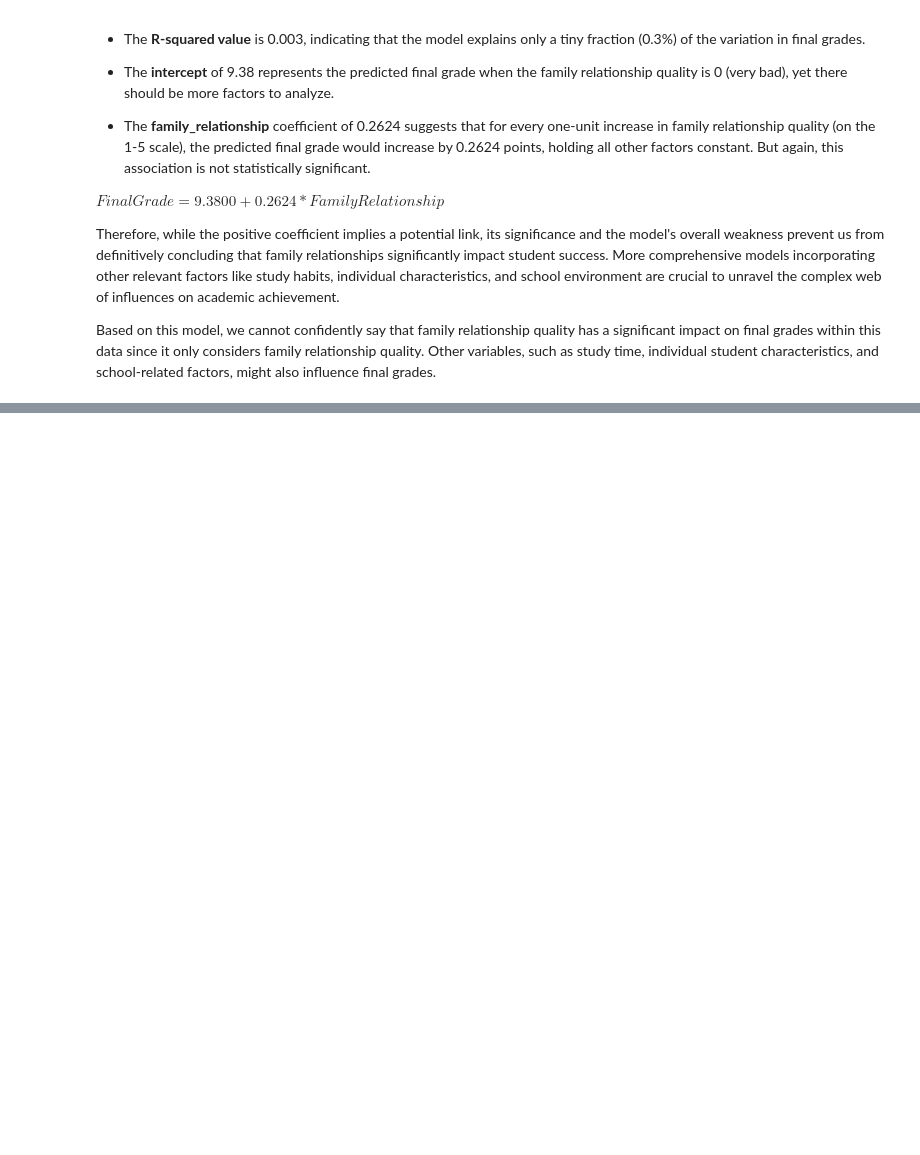
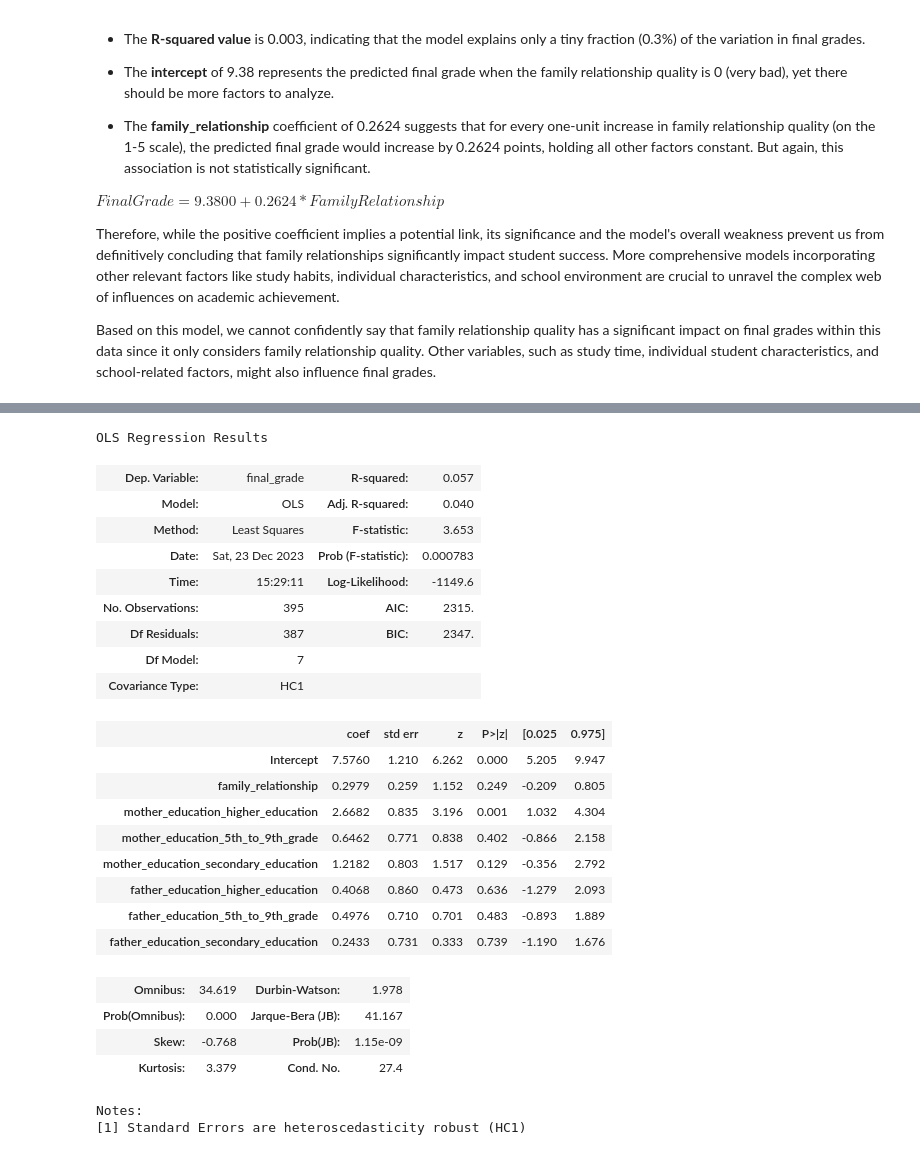
Before and after one commit to Alejandra-savagebriz/DA2, a Jupyter notebook: FinalProjectDA2_OK.ipynb, the cells around one changed output, grey strips where cells are left out. Saved outputs shown, nothing was run; the diff lists cells and outputs as text; code cells hidden in the pictures; blank space fills up the shorter version.

Commit message:
Model 2 code and interpretation

```diff
--- a/FinalProjectDA2_OK.ipynb
+++ b/FinalProjectDA2_OK.ipynb
@@ -810,0 +816,41 @@ Based on this model, we cannot confidently say that family relationship quality
+# %%
+import statsmodels.api as sm
+
+X = df[['family_relationship',
+       'mother_education_higher_education','mother_education_5th_to_9th_grade','mother_education_secondary_education',
+       'father_education_higher_education','father_education_5th_to_9th_grade','father_education_secondary_education']]
+y = df['final_grade']
+
+X = sm.add_constant(X)  # Add a constant term
+model = sm.OLS(y, X).fit()
+#print(model.summary())
+
+# use robust std
+reg2 = smf.ols(formula="final_grade~family_relationship+mother_education_higher_education+mother_education_5th_to_9th_grade+mother_education_secondary_education+father_education_higher_education+father_education_5th_to_9th_grade+father_education_secondary_education", data=df).fit(cov_type="HC1")
+reg2.summary()
+# %% [output]
+OLS Regression Results
+| Dep. Variable: | final_grade | R-squared: | 0.057 |
+| Model: | OLS | Adj. R-squared: | 0.040 |
+| Method: | Least Squares | F-statistic: | 3.653 |
+| Date: | Sat, 23 Dec 2023 | Prob (F-statistic): | 0.000783 |
+| Time: | 15:29:11 | Log-Likelihood: | -1149.6 |
+| No. Observations: | 395 | AIC: | 2315. |
+| Df Residuals: | 387 | BIC: | 2347. |
+| Df Model: | 7 |  |  |
+| Covariance Type: | HC1 |  |  |
+|  | coef | std err | z | P>|z| | [0.025 | 0.975] |
+| Intercept | 7.5760 | 1.210 | 6.262 | 0.000 | 5.205 | 9.947 |
+| family_relationship | 0.2979 | 0.259 | 1.152 | 0.249 | -0.209 | 0.805 |
+| mother_education_higher_education | 2.6682 | 0.835 | 3.196 | 0.001 | 1.032 | 4.304 |
+| mother_education_5th_to_9th_grade | 0.6462 | 0.771 | 0.838 | 0.402 | -0.866 | 2.158 |
+| mother_education_secondary_education | 1.2182 | 0.803 | 1.517 | 0.129 | -0.356 | 2.792 |
+| father_education_higher_education | 0.4068 | 0.860 | 0.473 | 0.636 | -1.279 | 2.093 |
+| father_education_5th_to_9th_grade | 0.4976 | 0.710 | 0.701 | 0.483 | -0.893 | 1.889 |
+| father_education_secondary_education | 0.2433 | 0.731 | 0.333 | 0.739 | -1.190 | 1.676 |
+| Omnibus: | 34.619 | Durbin-Watson: | 1.978 |
+| Prob(Omnibus): | 0.000 | Jarque-Bera (JB): | 41.167 |
+| Skew: | -0.768 | Prob(JB): | 1.15e-09 |
+| Kurtosis: | 3.379 | Cond. No. | 27.4 |
+Notes:
+[1] Standard Errors are heteroscedasticity robust (HC1)
```
Also changed, not shown: parts of 6 cells of this notebook.
